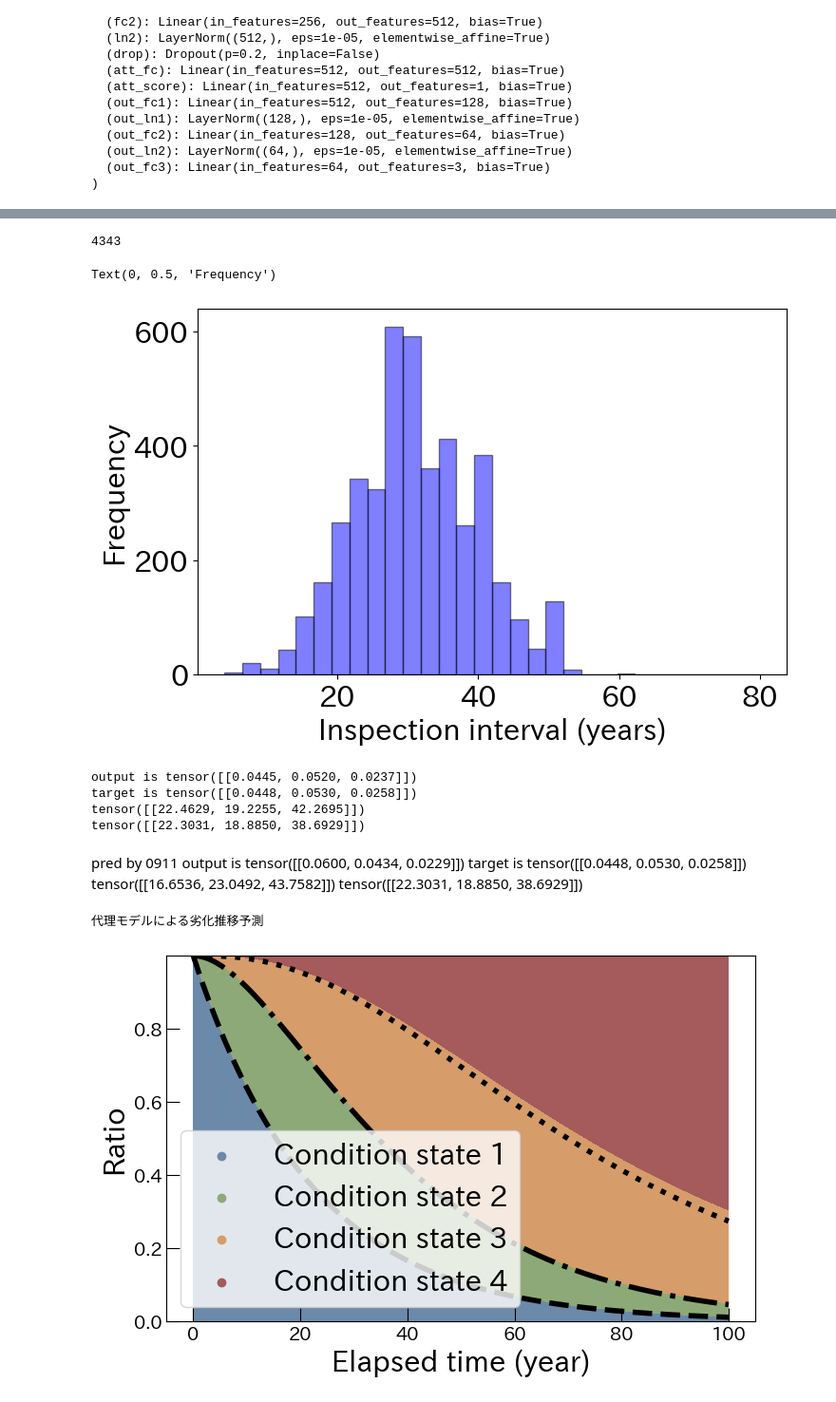
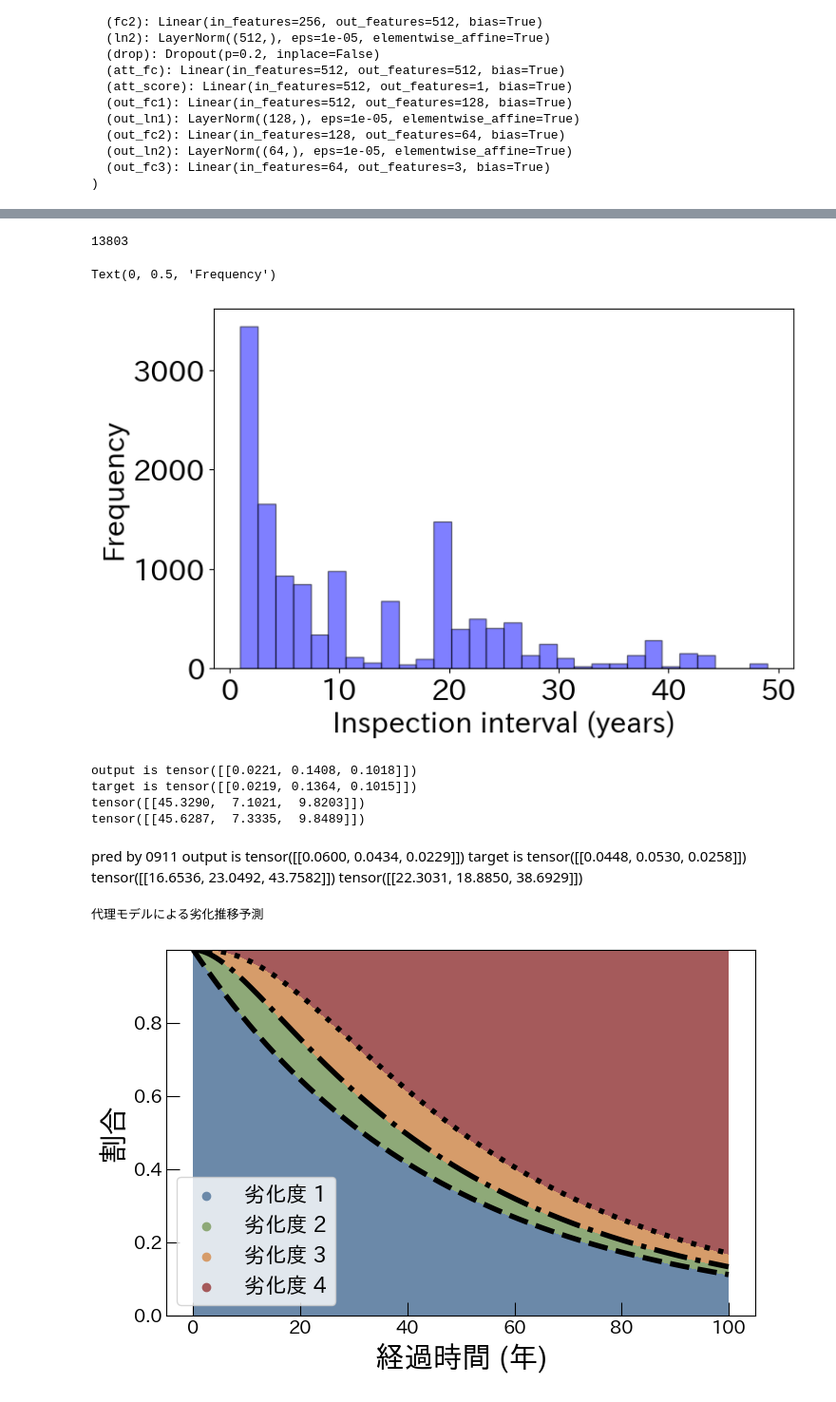
Before and after one commit to natsuki0720/CTMCxDeepSets_portfolio, a Jupyter notebook: notebooks/evaluate_mixed_model_for_real_data.ipynb, the cells around one changed output, grey strips where cells are left out. Shown at 95% size. Cells and saved outputs as stored; diff of their text form; code cells hidden in the pictures.

```diff
--- a/notebooks/evaluate_mixed_model_for_real_data.ipynb
+++ b/notebooks/evaluate_mixed_model_for_real_data.ipynb
@@ -38,7 +38,8 @@ DeepSets_varSets_forDiagnel(
   (out_fc3): Linear(in_features=64, out_features=3, bias=True)
 )
 # %%
-data_name = "suidou"
+data_name = "shoban"
+
 real_data_dir = f"../real_data/{data_name}.csv"
 if data_name == "RCBridge":
     df = pd.read_csv(real_data_dir, delimiter=",",header = None)
@@ -106,9 +117,9 @@ plt.xlabel("Inspection interval (years)")
 plt.ylabel("Frequency")
 # plt.title(f"{data_name}の点検間隔分布")
 # %% [output]
-4343
+13803
 Text(0, 0.5, 'Frequency')
-[figure, old version]
+[figure, new version]
 # %%
 # likelihood process
 state = np.array([df["pre"],df["post"]])
@@ -134,10 +145,10 @@ for a, b, c,d in dataloader:
     print(1/out * r)
     print(1/c * r)
 # %% [output]
-output is tensor([[0.0445, 0.0520, 0.0237]])
-target is tensor([[0.0448, 0.0530, 0.0258]])
-tensor([[22.4629, 19.2255, 42.2695]])
-tensor([[22.3031, 18.8850, 38.6929]])
+output is tensor([[0.0221, 0.1408, 0.1018]])
+target is tensor([[0.0219, 0.1364, 0.1015]])
+tensor([[45.3290,  7.1021,  9.8203]])
+tensor([[45.6287,  7.3335,  9.8489]])
 # %% [markdown]
 pred by 0911
 output is tensor([[0.0600, 0.0434, 0.0229]])
@@ -163,39 +174,39 @@ def visualize(Q,title):
             plt.bar(sequence[i], value, bottom=bottom, color=colors[j],width=0.01)
             bottom += value
     for i in range(len(colors)):
-        plt.scatter([],[], color = colors[i],label = f"Condition state {i+1}")
+        plt.scatter([],[], color = colors[i],label = f"劣化度 {i+1}")
     vecs = np.array(vecs)
 
     plot_trueline(c[0])
     plt.tick_params(axis='x', labelsize=14, direction='in', length=10)
     plt.tick_params(axis='y', labelsize=14, direction='in', length=10)
-    plt.xlabel("Elapsed time (year)", fontsize = 22)
-    plt.ylabel("Ratio", fontsize = 22)
+    plt.xlabel("経過時間 (年)", fontsize = 22)
+    plt.ylabel("割合", fontsize = 22)
     # plt.title(title, fontsize = 18)
-    plt.legend(loc = "lower left")
+    plt.legend(loc = "lower left",fontsize = 16)
     plt.show()
 
 def generate_Q_from_diagonal(vec):
         Q = np.zeros((4,4))
         for i in range(len(vec)):
             Q[i,i+1]= vec[i]
             Q[i,i] = -Q[i,i+1]
         return Q
 def plot_trueline(vec):
     true_vecs = []
     true_Q = generate_Q_from_diagonal(vec/r)
     for t in sequence:
         P = expm(true_Q * t)
         true_vecs.append(P[0])
     true_vecs = np.array(true_vecs)
 
     plt.plot(sequence,true_vecs[:,0],linestyle = "--",color = "black",lw = 4)
     plt.plot(sequence,true_vecs[:,0]+true_vecs[:,1],linestyle = "-.",color = "black",lw = 4)
     plt.plot(sequence,true_vecs[:,0]+true_vecs[:,1]+true_vecs[:,2],linestyle = ":",color = "black",lw = 4)
 
 
 print("代理モデルによる劣化推移予測")
 visualize(generate_Q_from_diagonal(out[0]/r),"Tunnel")
 # %% [output]
 代理モデルによる劣化推移予測
-[figure, old version]
+[figure, new version]
```
Also changed, not shown: parts of 2 cells of this notebook.
